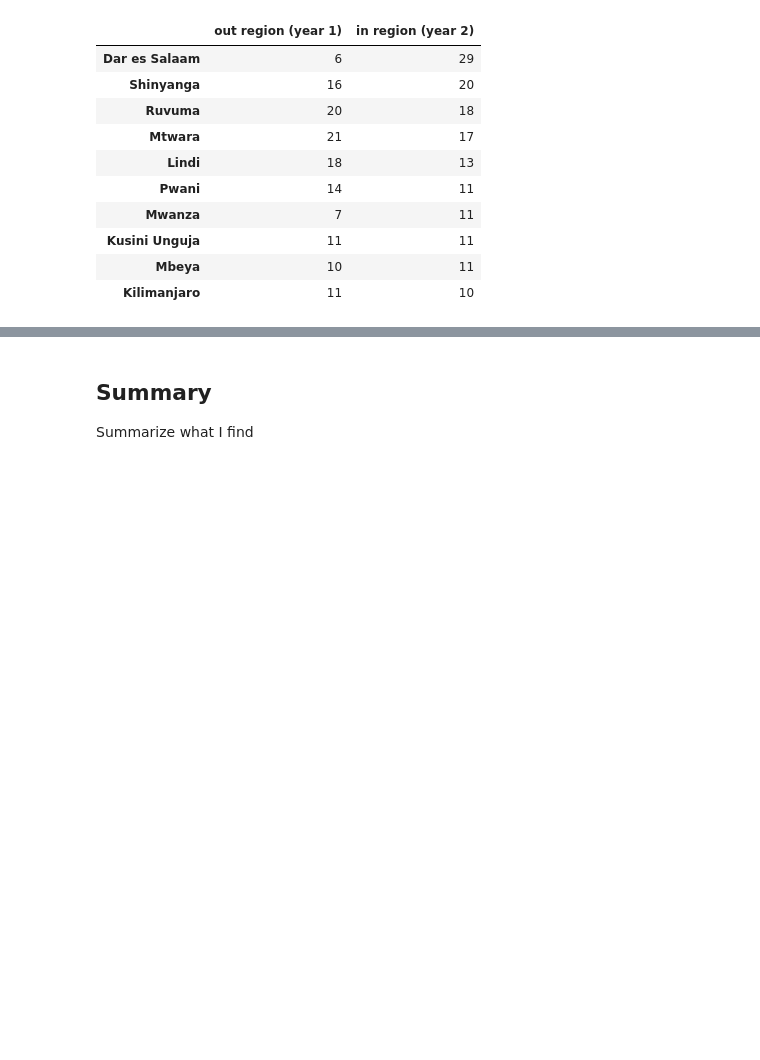
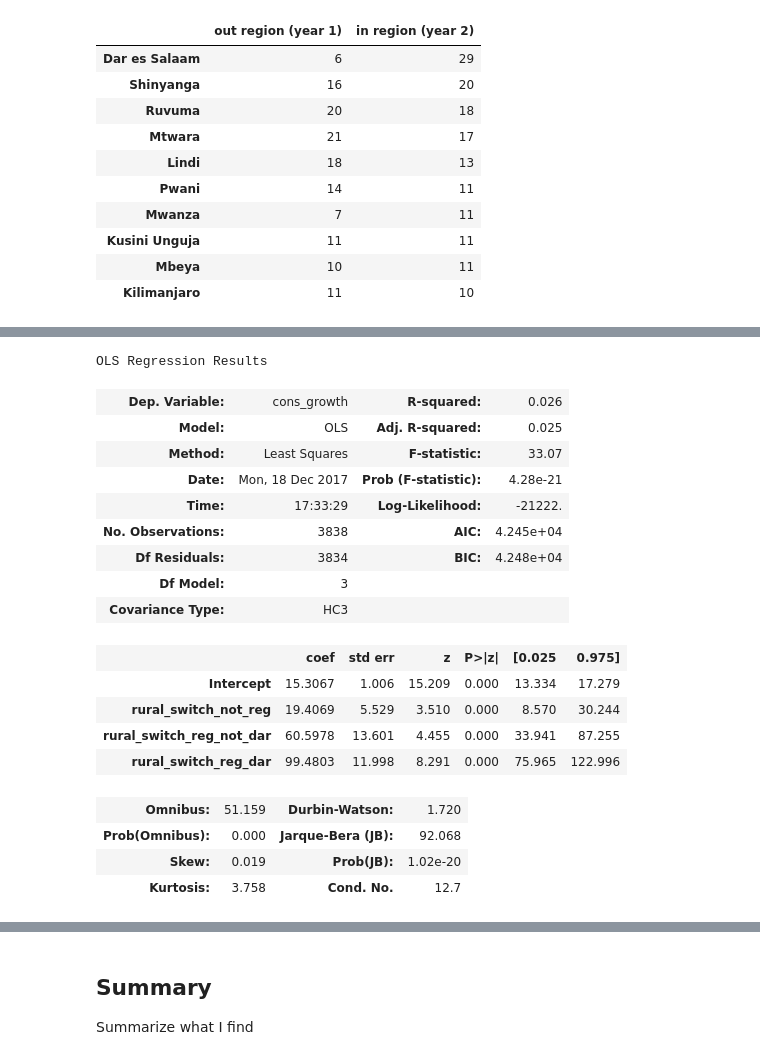
Before and after one commit to mwaugh0328/Data_Bootcamp_Final_Project, a Jupyter notebook: Waugh_Final_Project.ipynb, the cells around one changed output, grey strips where cells are left out. Saved outputs shown, nothing was run; the diff lists cells and outputs as text; code cells hidden in the pictures; blank space fills up the shorter version.

```diff
--- a/Waugh_Final_Project.ipynb
+++ b/Waugh_Final_Project.ipynb
@@ -797 +856,28 @@ OLS Regression Results
+# %%
+results = smf.ols('''cons_growth ~ rural_switch_not_reg + rural_switch_reg_not_dar + rural_switch_reg_dar''',
+                  data= tanz).fit(cov_type='HC3')
+
+#weights = tanz["hhweight_y1"]
+
+display(results.summary())
+# %% [output]
+OLS Regression Results
+| Dep. Variable: | cons_growth | R-squared: | 0.026 |
+| Model: | OLS | Adj. R-squared: | 0.025 |
+| Method: | Least Squares | F-statistic: | 33.07 |
+| Date: | Mon, 18 Dec 2017 | Prob (F-statistic): | 4.28e-21 |
+| Time: | 17:33:29 | Log-Likelihood: | -21222. |
+| No. Observations: | 3838 | AIC: | 4.245e+04 |
+| Df Residuals: | 3834 | BIC: | 4.248e+04 |
+| Df Model: | 3 |  |  |
+| Covariance Type: | HC3 |  |  |
+|  | coef | std err | z | P>|z| | [0.025 | 0.975] |
+| Intercept | 15.3067 | 1.006 | 15.209 | 0.000 | 13.334 | 17.279 |
+| rural_switch_not_reg | 19.4069 | 5.529 | 3.510 | 0.000 | 8.570 | 30.244 |
+| rural_switch_reg_not_dar | 60.5978 | 13.601 | 4.455 | 0.000 | 33.941 | 87.255 |
+| rural_switch_reg_dar | 99.4803 | 11.998 | 8.291 | 0.000 | 75.965 | 122.996 |
+| Omnibus: | 51.159 | Durbin-Watson: | 1.720 |
+| Prob(Omnibus): | 0.000 | Jarque-Bera (JB): | 92.068 |
+| Skew: | 0.019 | Prob(JB): | 1.02e-20 |
+| Kurtosis: | 3.758 | Cond. No. | 12.7 |
 # %% [markdown]
```
Also changed, not shown: parts of 14 cells of this notebook.
